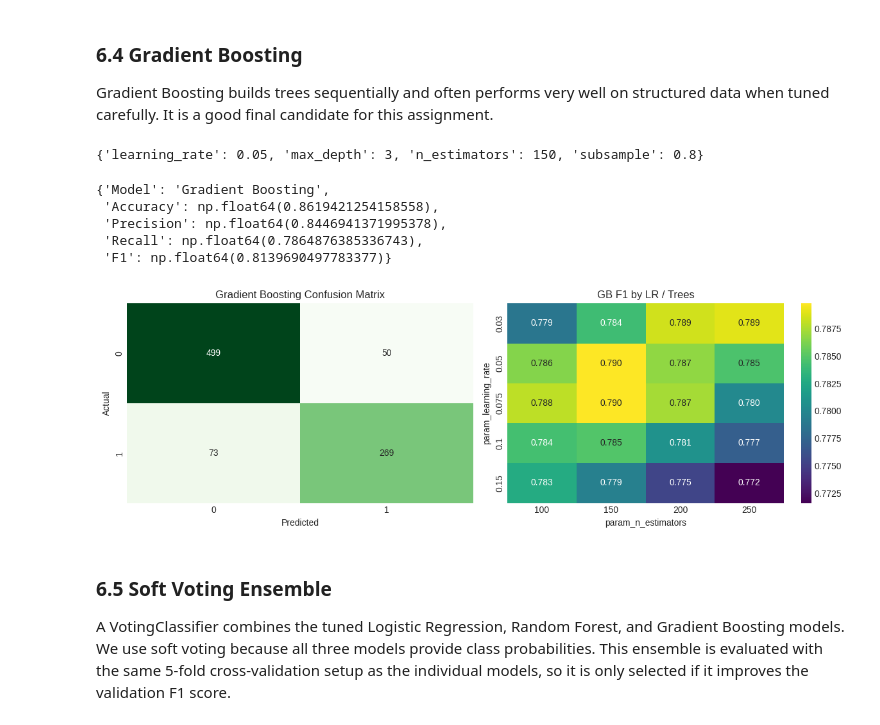
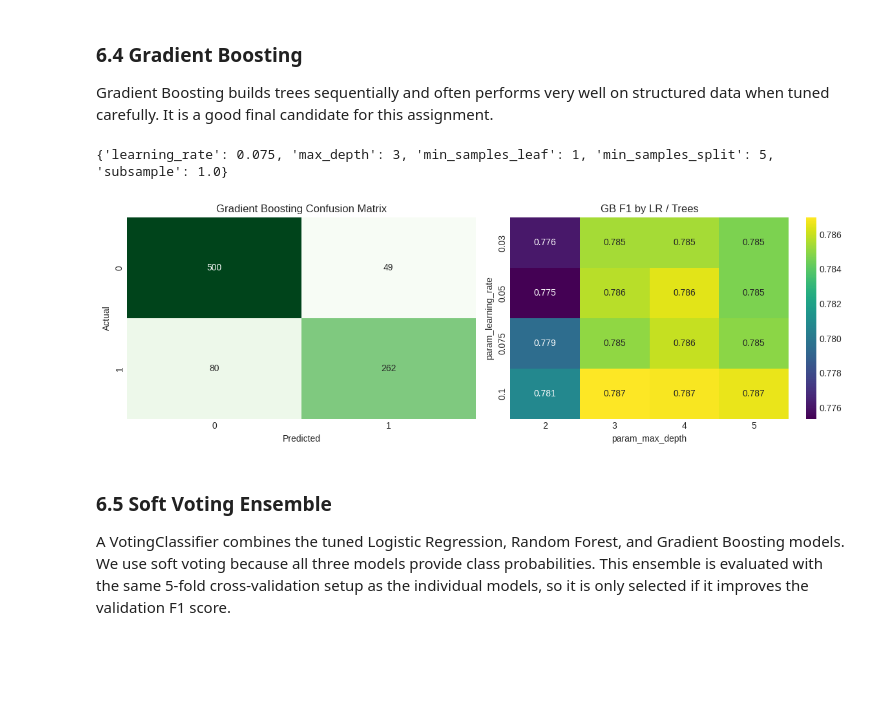
Before and after one commit to Chexor/ML-Titanic-Competition, a Jupyter notebook: Titanic_Disaster_Challenge-Final.ipynb, the cells around one changed output. Cells and saved outputs as stored; diff of their text form; code cells hidden in the pictures; blank space fills up the shorter version.

```diff
--- a/Titanic_Disaster_Challenge-Final.ipynb
+++ b/Titanic_Disaster_Challenge-Final.ipynb
@@ -894,51 +894,54 @@ plt.show()
 
 Gradient Boosting builds trees sequentially and often performs very well on structured data when tuned carefully. It is a good final candidate for this assignment.
 # %%
-gb = GradientBoostingClassifier(random_state=42)
+gb = GradientBoostingClassifier(
+    n_estimators=500,
+    validation_fraction=0.2,
+    n_iter_no_change=20,
+    tol=1e-4,
+    random_state=42
+)
 gb_grid = {
-    'n_estimators': [100, 150, 200, 250],
-    'learning_rate': [0.03, 0.05, 0.075, 0.1, 0.15],
+    'learning_rate': [0.03, 0.05, 0.075, 0.1],
     'max_depth': [2, 3, 4, 5],
-    'subsample': [0.8, 1.0]
+    'subsample': [0.7, 0.8, 0.9, 1.0],
+    'min_samples_split': [2, 5, 10],
+    'min_samples_leaf': [1, 2, 4]
 }
 
-gb_search = GridSearchCV(gb, gb_grid, cv=cv, scoring='f1', n_jobs=-1, return_train_score=True)
+gb_search = GridSearchCV(gb, gb_grid, cv=cv, scoring='f1', n_jobs=-1)
 gb_search.fit(X, y)
+
 gb_best = gb_search.best_estimator_
 gb_oof = cross_val_predict(gb_best, X, y, cv=cv)
-gb_scores = cross_validate(gb_best, X, y, cv=cv, scoring=scoring, n_jobs=-1)
+gb_scores = cross_validate(gb_best, X, y, cv=cv, scoring={'accuracy': 'accuracy', 'precision': 'precision', 'recall': 'recall', 'f1': 'f1'}, n_jobs=-1)
 gb_metrics = {
     'Model': 'Gradient Boosting',
     'Accuracy': gb_scores['test_accuracy'].mean(),
     'Precision': gb_scores['test_precision'].mean(),
     'Recall': gb_scores['test_recall'].mean(),
-    'F1': gb_scores['test_f1'].mean()
+    'F1': gb_scores['test_f1'].mean(),
 }
-gb_cm = confusion_matrix(y, gb_oof)
+
+gb_cm = confusion_matrix(y, cross_val_predict(gb_search.best_estimator_, X, y, cv=cv))
 print(gb_search.best_params_)
-gb_metrics
 # %% [output]
-{'learning_rate': 0.05, 'max_depth': 3, 'n_estimators': 150, 'subsample': 0.8}
+{'learning_rate': 0.075, 'max_depth': 3, 'min_samples_leaf': 1, 'min_samples_split': 5, 'subsample': 1.0}
-{'Model': 'Gradient Boosting',
- 'Accuracy': np.float64(0.8619421254158558),
- 'Precision': np.float64(0.8446941371995378),
- 'Recall': np.float64(0.7864876385336743),
- 'F1': np.float64(0.8139690497783377)}
 # %%
 fig, axes = plt.subplots(1, 2, figsize=(12, 4))
 sns.heatmap(gb_cm, annot=True, fmt='d', cmap='Greens', cbar=False, ax=axes[0])
 axes[0].set_title('Gradient Boosting Confusion Matrix')
 axes[0].set_xlabel('Predicted')
 axes[0].set_ylabel('Actual')
 
 gb_cv = pd.DataFrame(gb_search.cv_results_)
-gb_plot = gb_cv.pivot_table(index='param_learning_rate', columns='param_n_estimators', values='mean_test_score', aggfunc='mean')
+gb_plot = gb_cv.pivot_table(index='param_learning_rate', columns='param_max_depth', values='mean_test_score', aggfunc='mean')
 sns.heatmap(gb_plot, annot=True, fmt='.3f', cmap='viridis', ax=axes[1])
 axes[1].set_title('GB F1 by LR / Trees')
 plt.tight_layout()
 plt.show()
 # %% [output]
-[figure, old version]
+[figure, new version]
 # %% [markdown]
 ### 6.5 Soft Voting Ensemble
 
```
Also changed, not shown: parts of 15 cells of this notebook, 2 other files.
